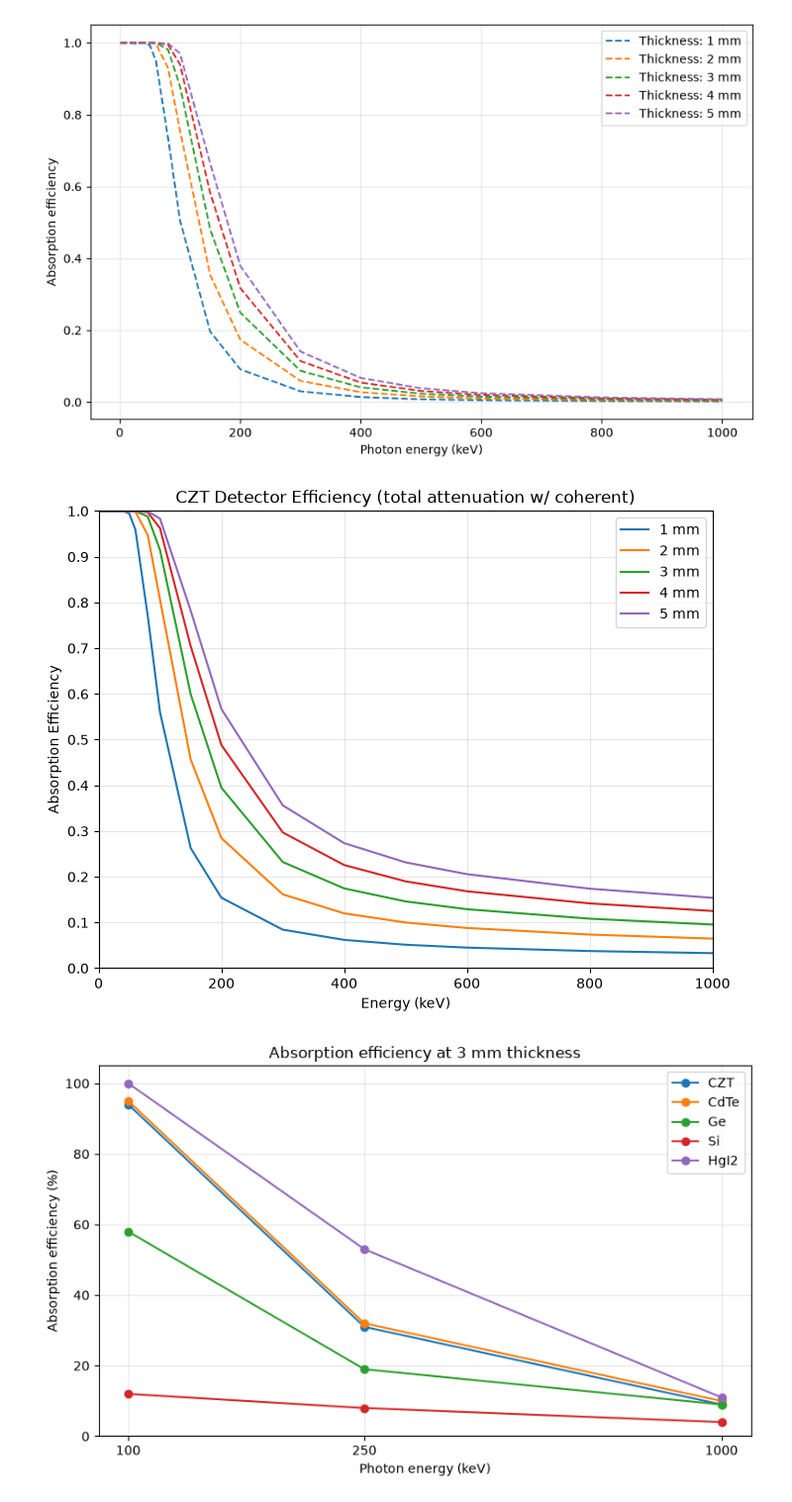
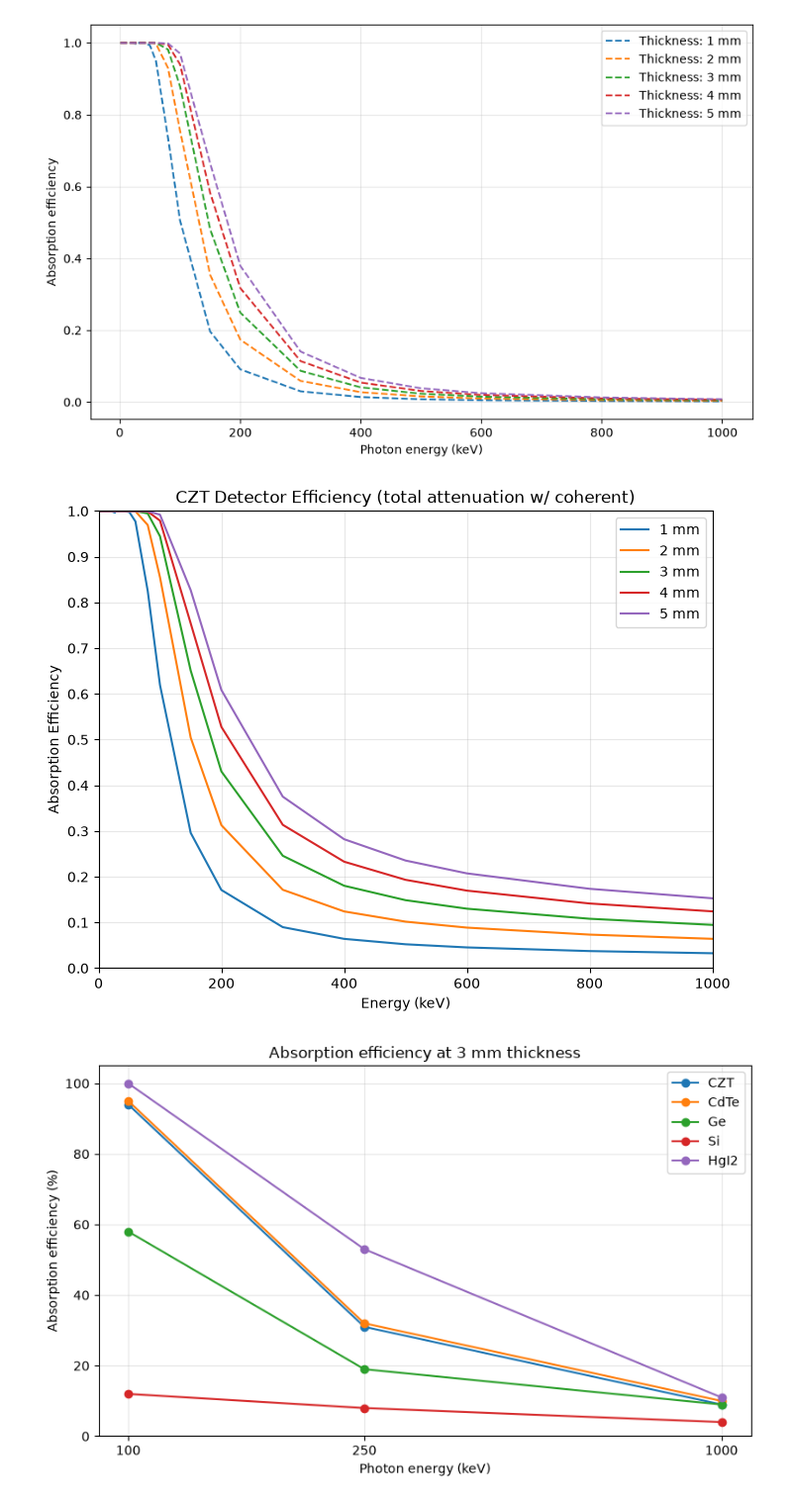
Before and after one commit to kaushh-bit/Exploring-Next-Gen-Hard-X-Ray-Detectors, a Jupyter notebook: czt char.ipynb, the cells around one changed output. Shown at 99% size. Drawn from its saved outputs; the diff is of its cells as text; code cells hidden in the pictures.

```diff
--- a/czt char.ipynb
+++ b/czt char.ipynb
@@ -29,34 +29,33 @@ plt.show()
 # %% [output]
 [figure]
 # %%
-
-df = pd.read_csv("data\czt_tot.csv", sep=r"[,\s]+", engine="python",
+df = pd.read_csv(r"data\tot_w_coherent\CdTe_tot.csv", sep=r"[,\s]+", engine="python",
                  comment="#", header=None, usecols=[0, 1],
                  names=["E_MeV", "mu_rho"])
 df = df.apply(pd.to_numeric, errors="coerce").dropna()
 
 E_keV = df["E_MeV"].values * 1e3          # MeV -> keV
 mu_rho = df["mu_rho"].values              # cm^2/g
 
 rho = 5.78                                # g/cm^3
 mu = mu_rho * rho                         # linear attenuation, 1/cm
 
 thicknesses_mm = [1, 2, 3, 4, 5]
 
 fig, ax = plt.subplots(figsize=(8, 6))
 for t_mm in thicknesses_mm:
     eff = 1 - np.exp(-mu * (t_mm / 10))   # mm -> cm
     ax.plot(E_keV, eff, label=f"{t_mm} mm")
 
 ax.set(xlim=(0, 1000), ylim=(0, 1),
        xlabel="Energy (keV)", ylabel="Absorption Efficiency",
        title="CZT Detector Efficiency (total attenuation w/ coherent)")
 ax.set_yticks(np.arange(0, 1.01, 0.1))
 ax.grid(alpha=0.3)
 ax.legend()
 plt.show()
 # %% [output]
-[figure, old version]
+[figure, new version]
 # %%
 abs_eff = {"CZT":  [94, 31, 9],
            "CdTe": [95, 32, 10],
```
Also changed, not shown: 4 other files.
